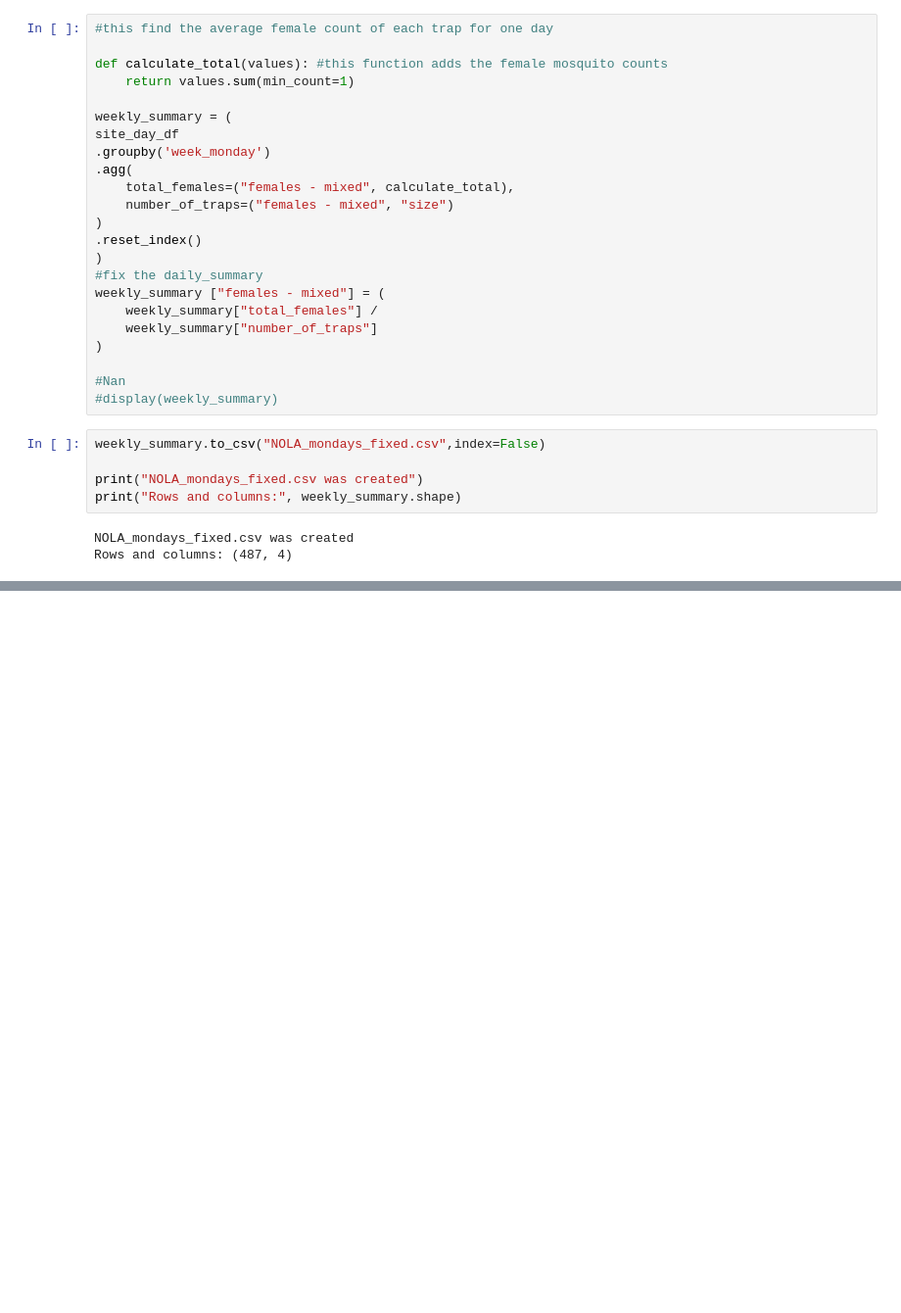
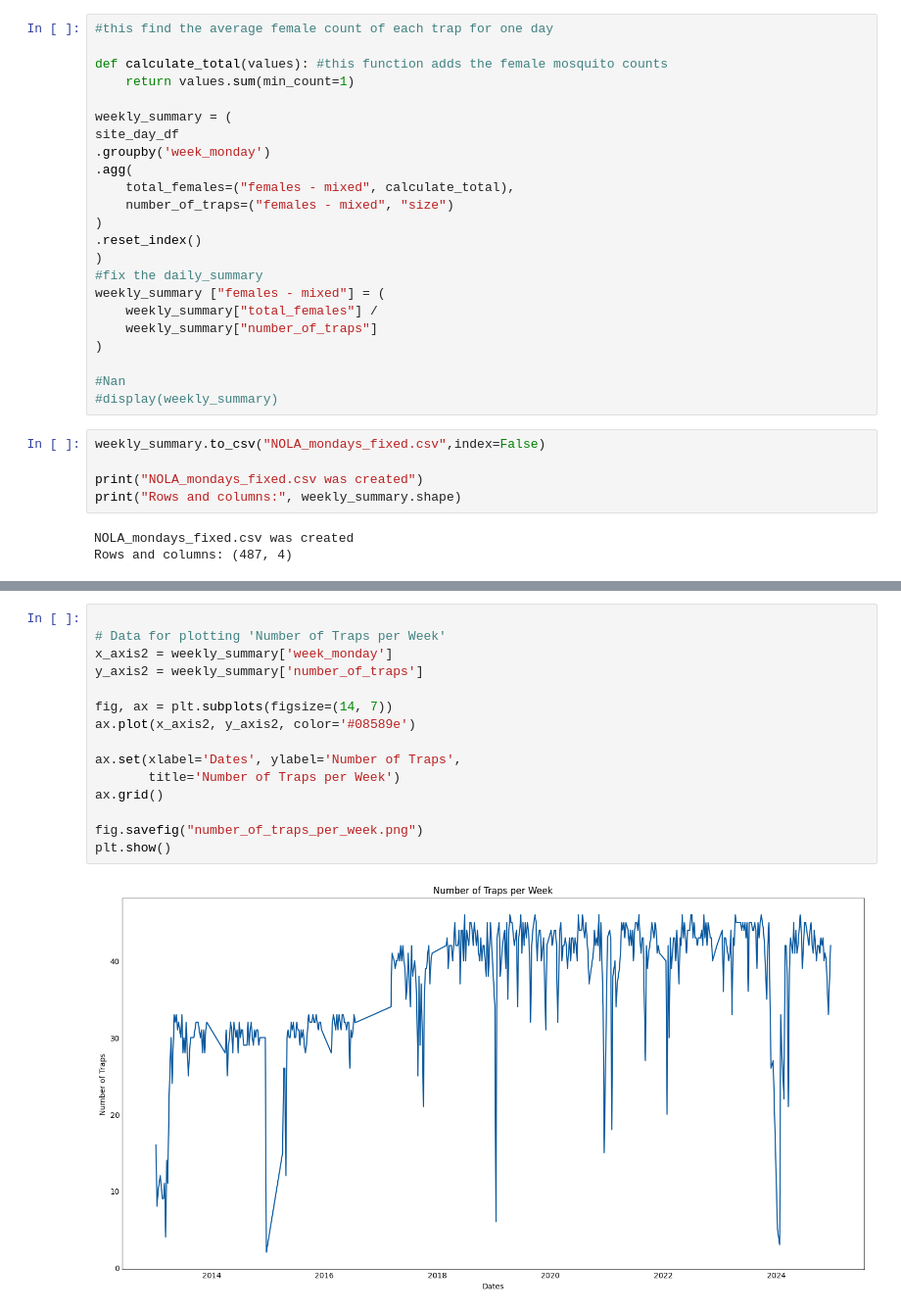
Before and after one commit to zeynepamac01/NOLA_culexquin, a Jupyter notebook: NOLA_culexquin.ipynb, the cells around one changed output, grey strips where cells are left out. Shown at 98% size. Drawn from its saved outputs; the diff is of its cells as text; blank space fills up the shorter version.

```diff
--- a/NOLA_culexquin.ipynb
+++ b/NOLA_culexquin.ipynb
@@ -203,0 +259,17 @@ Rows and columns: (487, 4)
+# %%
+
+# Data for plotting 'Number of Traps per Week'
+x_axis2 = weekly_summary['week_monday']
+y_axis2 = weekly_summary['number_of_traps']
+
+fig, ax = plt.subplots(figsize=(14, 7))
+ax.plot(x_axis2, y_axis2, color='#08589e')
+
+ax.set(xlabel='Dates', ylabel='Number of Traps',
+       title='Number of Traps per Week')
+ax.grid()
+
+fig.savefig("number_of_traps_per_week.png")
+plt.show()
+# %% [output]
+[figure, added]
```
Also changed, not shown: parts of 7 cells of this notebook, 3 other files.
